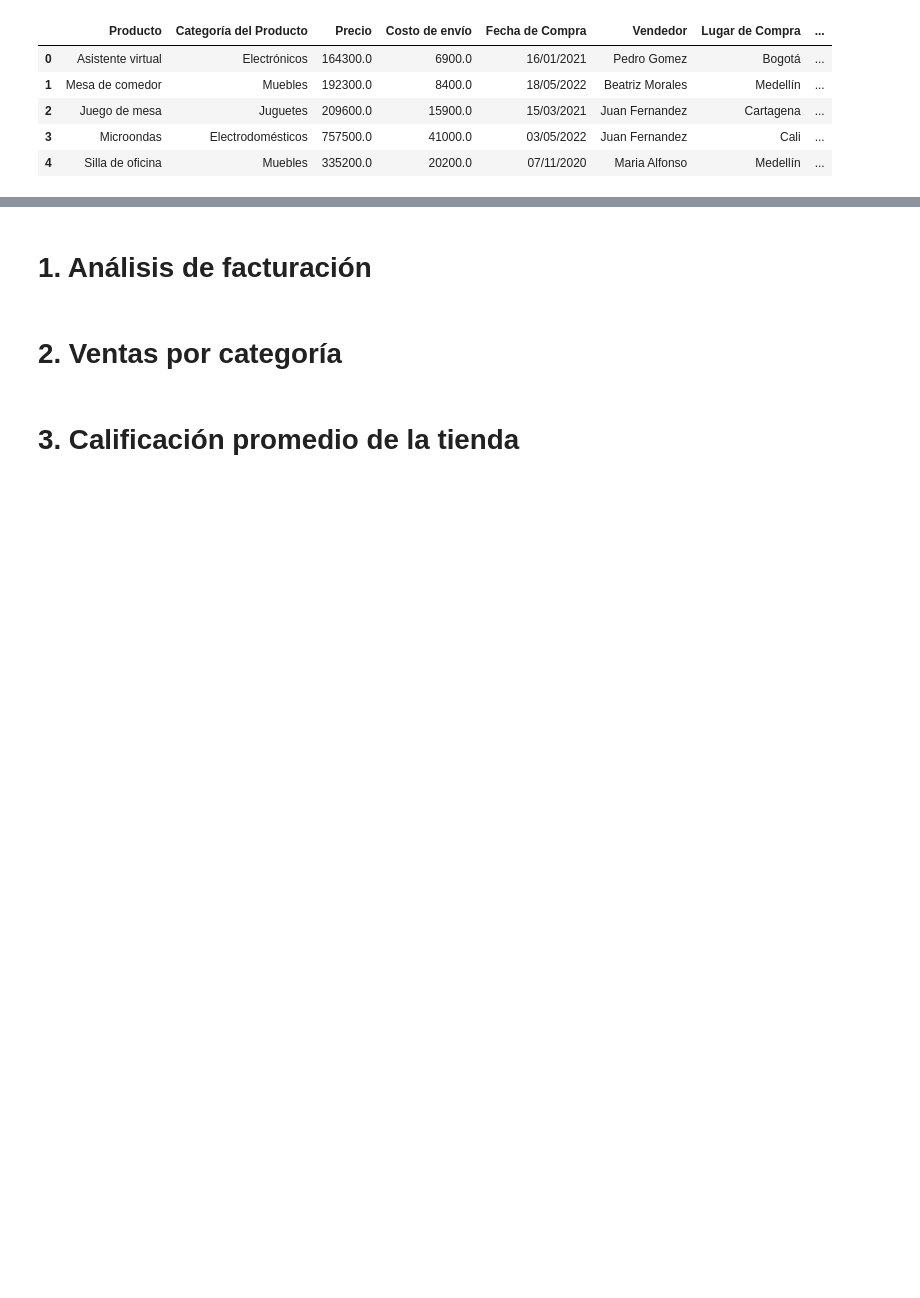
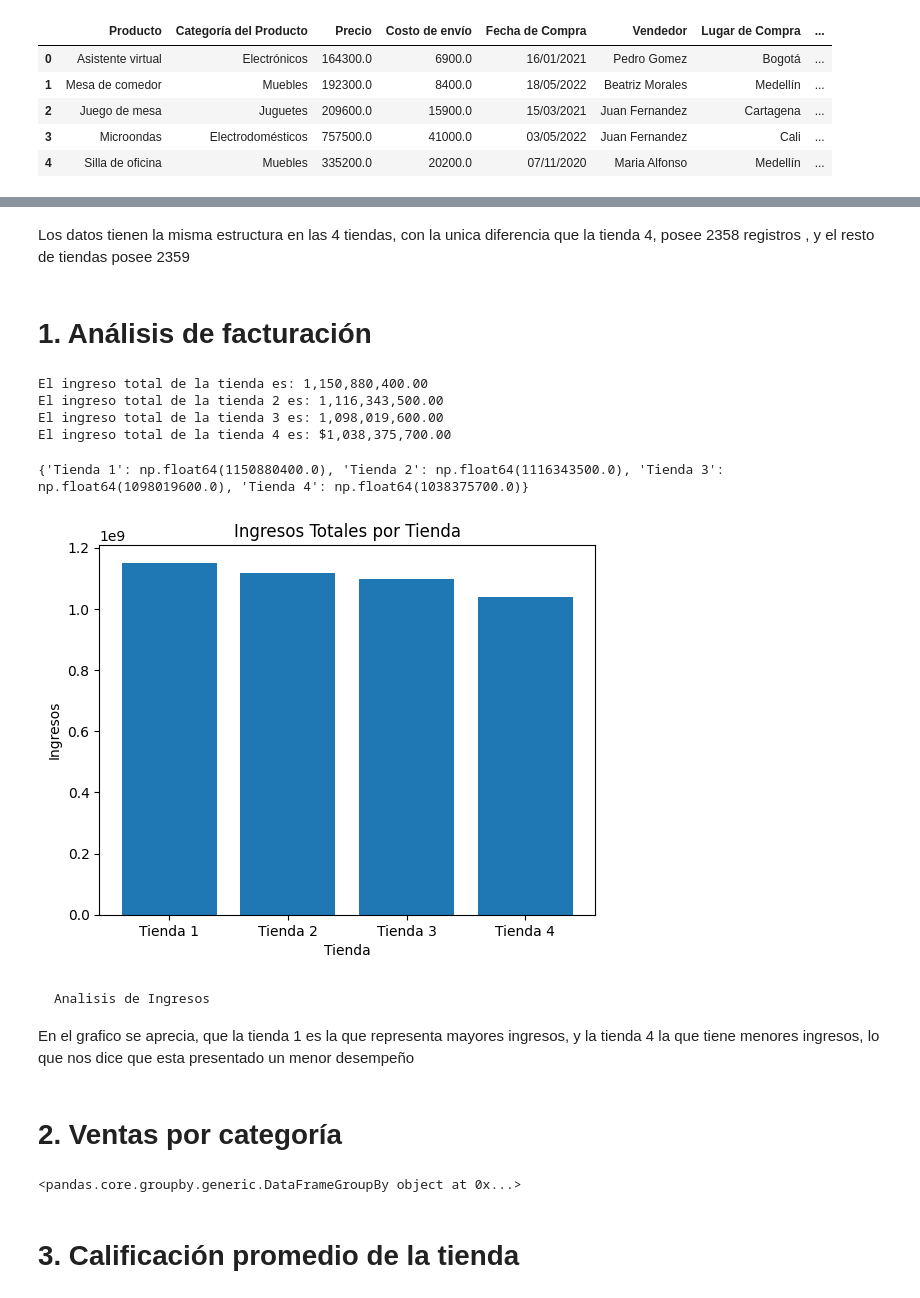
Before and after one commit to Neyker8a/alura-store-proyecto, a Jupyter notebook: alura_store_proyecto.ipynb, the cells around one changed output, grey strips where cells are left out. Cells and saved outputs as stored; diff of their text form; code cells hidden in the pictures; blank space fills up the shorter version.

```diff
--- a/alura_store_proyecto.ipynb
+++ b/alura_store_proyecto.ipynb
@@ -26,7 +149,56 @@ tienda.head()
+# %% [markdown]
+Los datos tienen la misma estructura en las 4 tiendas, con la unica diferencia que la tienda 4, posee 2358 registros , y el resto de tiendas posee 2359
 # %% [markdown]
 # 1. Análisis de facturación
+# %%
+ingresoTienda = tienda["Precio"].sum()
+print(f"El ingreso total de la tienda es: {ingresoTienda:,.2f}")
+
+ingresoTienda2 = tienda2["Precio"].sum()
+print(f"El ingreso total de la tienda 2 es: {ingresoTienda2:,.2f}")
+
+ingresoTienda3 = tienda3["Precio"].sum()
+print(f"El ingreso total de la tienda 3 es: {ingresoTienda3:,.2f}")
+
+ingresoTienda4 = tienda4["Precio"].sum()
+print(f"El ingreso total de la tienda 4 es: ${ingresoTienda4:,.2f}")
+# %% [output]
+El ingreso total de la tienda es: 1,150,880,400.00
+El ingreso total de la tienda 2 es: 1,116,343,500.00
+El ingreso total de la tienda 3 es: 1,098,019,600.00
+El ingreso total de la tienda 4 es: $1,038,375,700.00
+# %%
+ingresos = {
+    "Tienda 1": ingresoTienda,
+    "Tienda 2": ingresoTienda2,
+    "Tienda 3": ingresoTienda3,
+    "Tienda 4": ingresoTienda4
+}
+
+print(ingresos)
+# %% [output]
+{'Tienda 1': np.float64(1150880400.0), 'Tienda 2': np.float64(1116343500.0), 'Tienda 3': np.float64(1098019600.0), 'Tienda 4': np.float64(1038375700.0)}
+# %%
+plt.figure()
+plt.bar(ingresos.keys(), ingresos.values())
+
+plt.title("Ingresos Totales por Tienda")
+plt.xlabel("Tienda")
+plt.ylabel("Ingresos")
+
+plt.show()
+# %% [output]
+[figure, added]
+# %% [markdown]
+    Analisis de Ingresos
+En el grafico se aprecia, que la tienda 1 es la que representa mayores ingresos, y la tienda 4 la que tiene menores ingresos, lo que nos dice que esta presentado un menor desempeño
 # %% [markdown]
 # 2. Ventas por categoría
+# %%
+productos_categoria=tienda.groupby("Categoría del Producto")
+print(productos_categoria)
+# %% [output]
+<pandas.core.groupby.generic.DataFrameGroupBy object at 0x...>
 # %% [markdown]
 # 3. Calificación promedio de la tienda
 # %% [markdown]
```
Also changed, not shown: parts of 10 cells of this notebook.
